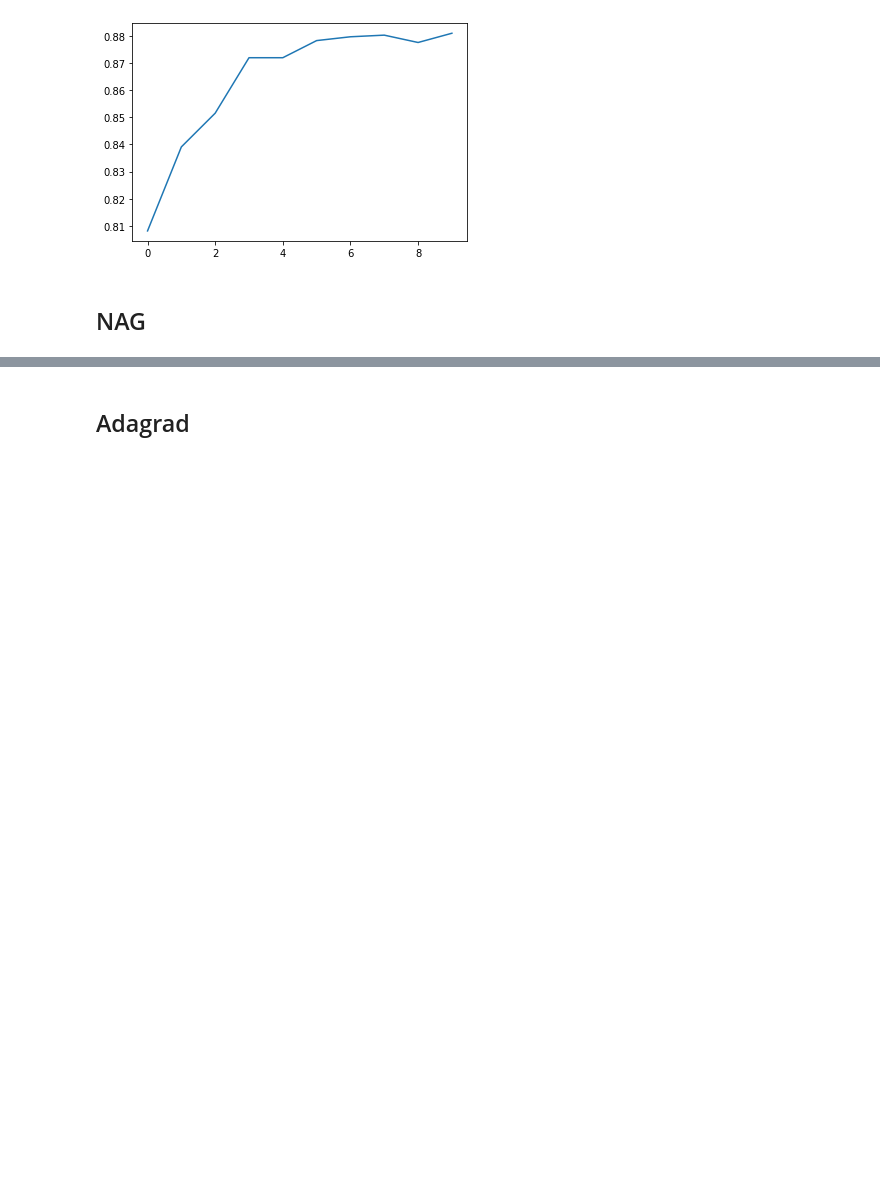
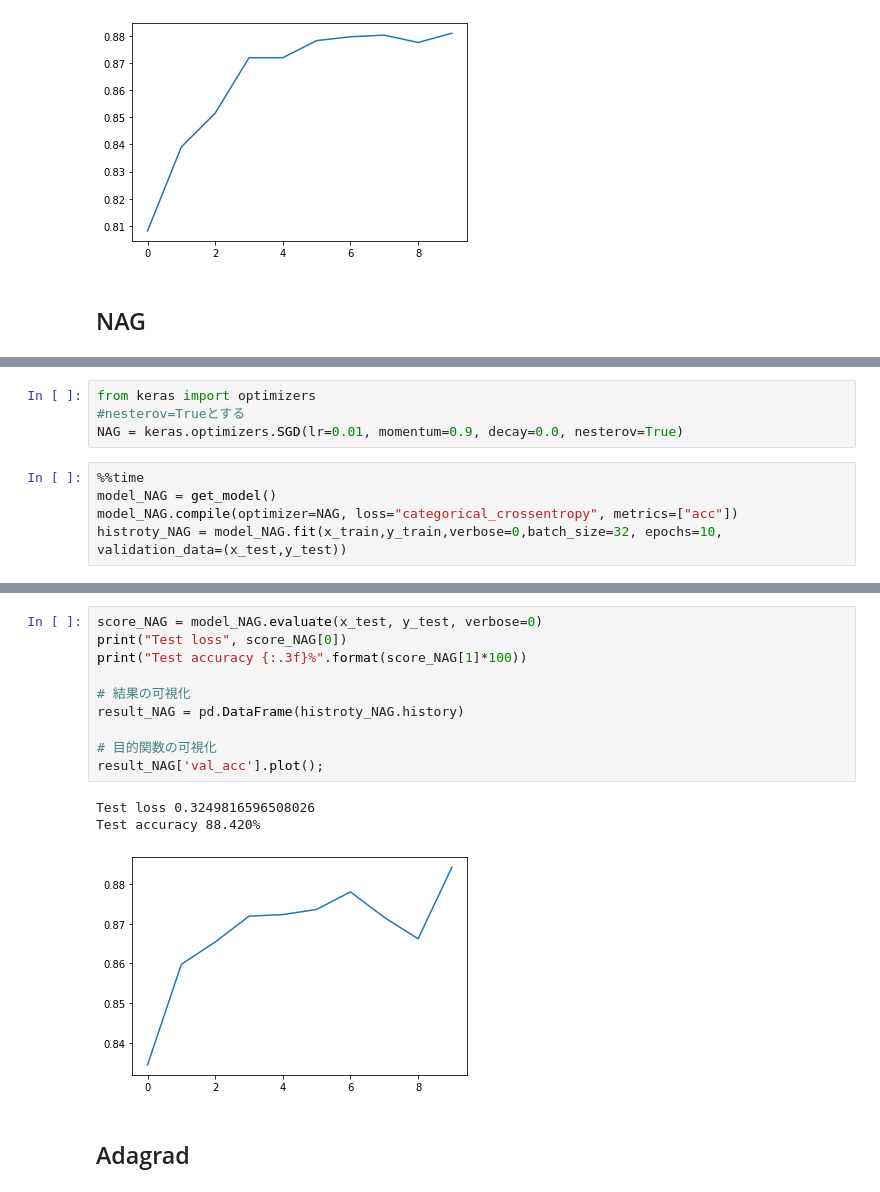
Before and after one commit to Strix9289/Introduction-of-Deep-Learning, a Jupyter notebook: Optimization.ipynb, the cells around one changed output, grey strips where cells are left out. Drawn from its saved outputs; the diff is of its cells as text; blank space fills up the shorter version.

```diff
--- a/Optimization.ipynb
+++ b/Optimization.ipynb
@@ -287,0 +296,9 @@ $$
+# %%
+from keras import optimizers
+#nesterov=Trueとする
+NAG = keras.optimizers.SGD(lr=0.01, momentum=0.9, decay=0.0, nesterov=True)
+# %%
+%%time
+model_NAG = get_model()
+model_NAG.compile(optimizer=NAG, loss="categorical_crossentropy", metrics=["acc"])
+histroty_NAG = model_NAG.fit(x_train,y_train,verbose=0,batch_size=32, epochs=10, validation_data=(x_test,y_test))
@@ -288,3 +308,17 @@ $$
+# %%
+score_NAG = model_NAG.evaluate(x_test, y_test, verbose=0)
+print("Test loss", score_NAG[0])
+print("Test accuracy {:.3f}%".format(score_NAG[1]*100))
+
+# 結果の可視化
+result_NAG = pd.DataFrame(histroty_NAG.history)
+
+# 目的関数の可視化
+result_NAG['val_acc'].plot();
+# %% [output]
+Test loss 0.3249816596508026
+Test accuracy 88.420%
+[figure, added]
 # %% [markdown]
 ## Adagrad
 # %% [markdown]
```
Also changed, not shown: parts of 10 cells of this notebook.
